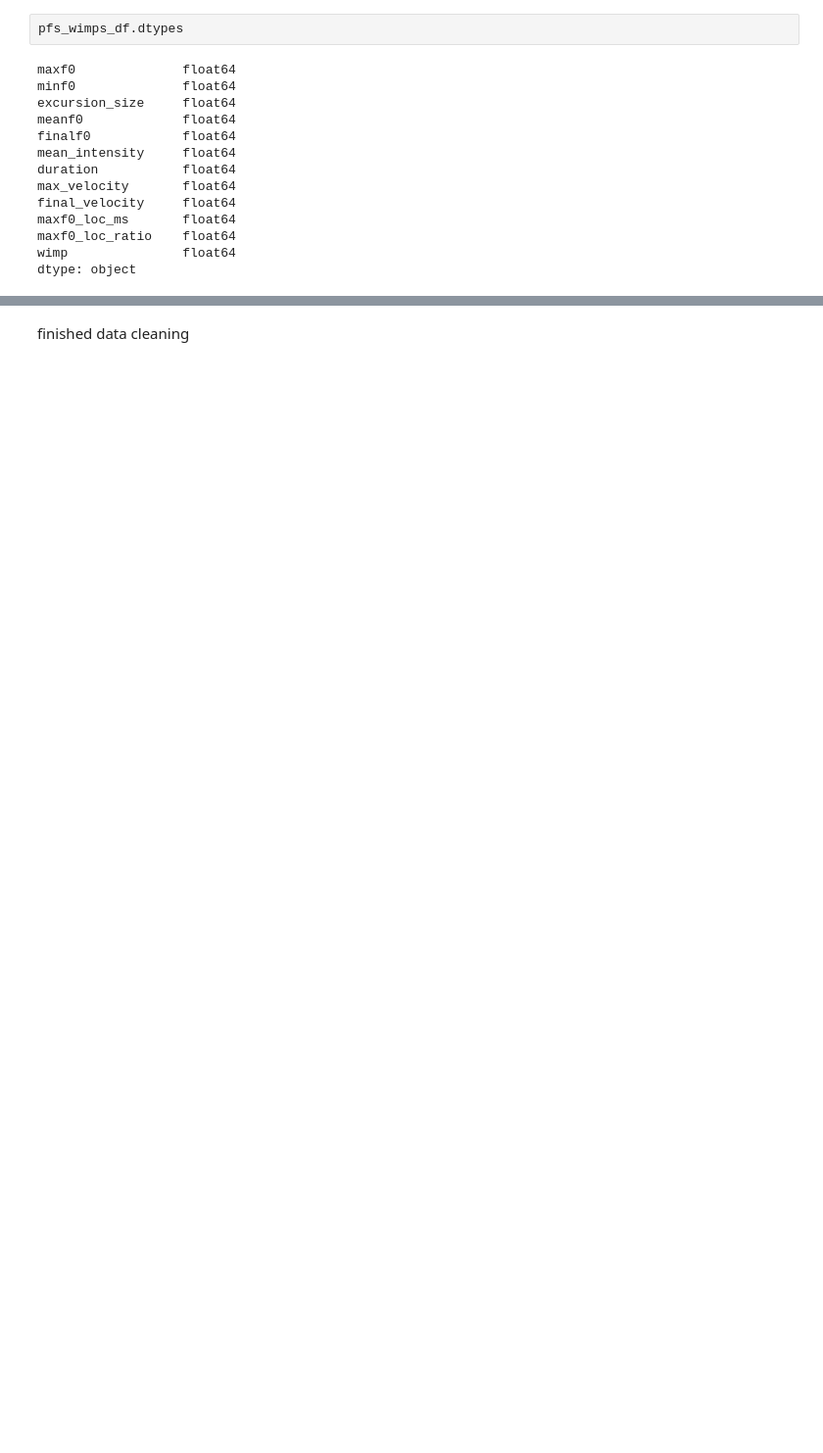
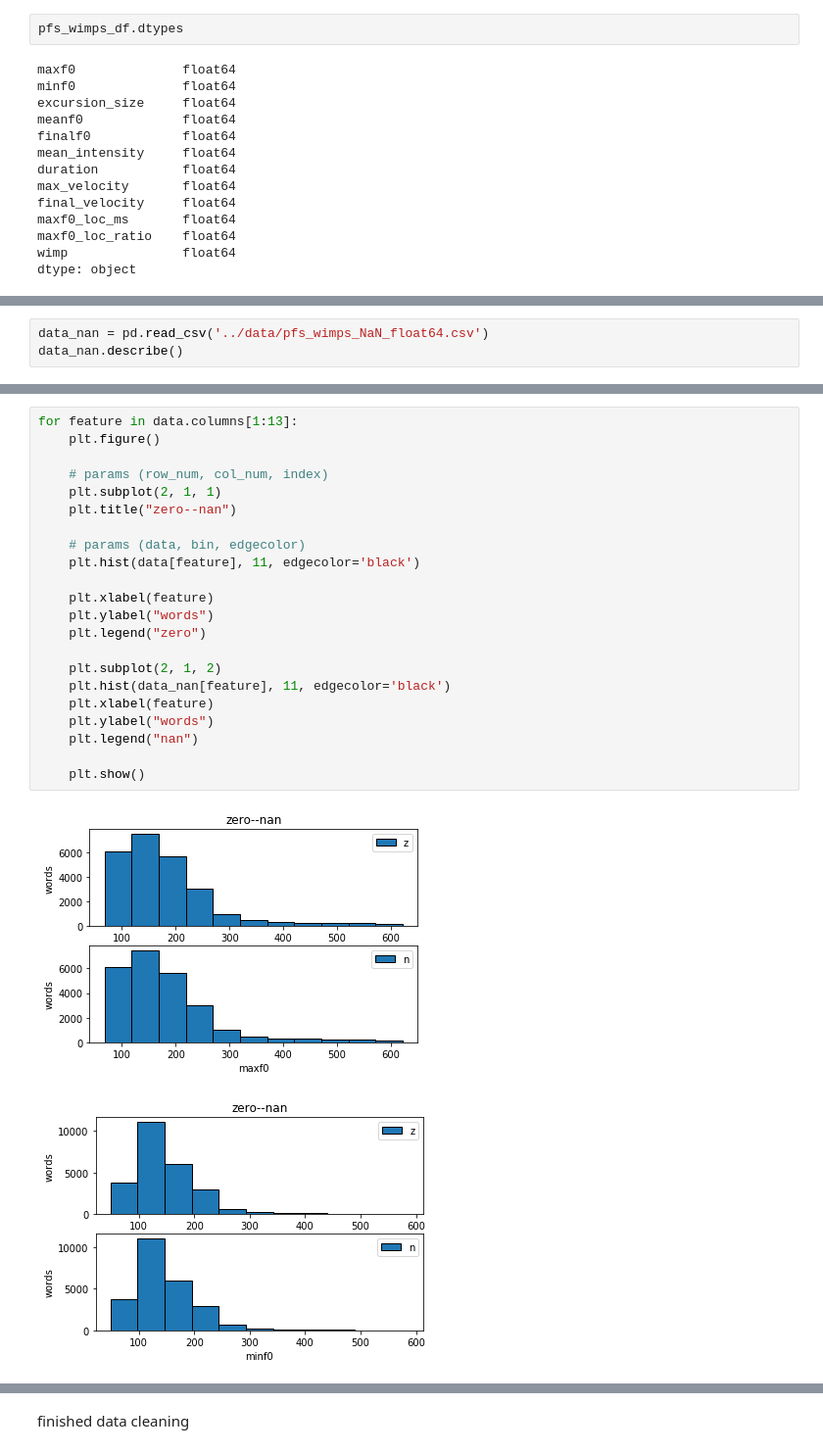
Before and after one commit to byronthecoder/Prosody-Prominence-Perplexity, a Jupyter notebook: ParselMouth.ipynb, the cells around one changed output, grey strips where cells are left out. Shown at 98% size. Cells and saved outputs as stored; diff of their text form; blank space fills up the shorter version.

```diff
--- a/ParselMouth.ipynb
+++ b/ParselMouth.ipynb
@@ -466,0 +648,3 @@ feature_dict = {"maxf0": 1, "minf0": 2, "excursion_size": 3,
+# %%
+data_nan = pd.read_csv('../data/pfs_wimps_NaN_float64.csv')
+data_nan.describe()
@@ -466,0 +700,25 @@ feature_dict = {"maxf0": 1, "minf0": 2, "excursion_size": 3,
+# %%
+for feature in data.columns[1:13]:
+    plt.figure()
+
+    # params (row_num, col_num, index)
+    plt.subplot(2, 1, 1)
+    plt.title("zero--nan")
+
+    # params (data, bin, edgecolor)
+    plt.hist(data[feature], 11, edgecolor='black')
+
+    plt.xlabel(feature)
+    plt.ylabel("words")
+    plt.legend("zero")
+
+    plt.subplot(2, 1, 2)
+    plt.hist(data_nan[feature], 11, edgecolor='black')
+    plt.xlabel(feature)
+    plt.ylabel("words")
+    plt.legend("nan")
+
+    plt.show()
+# %% [output]
+[figure, added]
+[figure, added]
```
Also changed, not shown: parts of 57 cells of this notebook.
